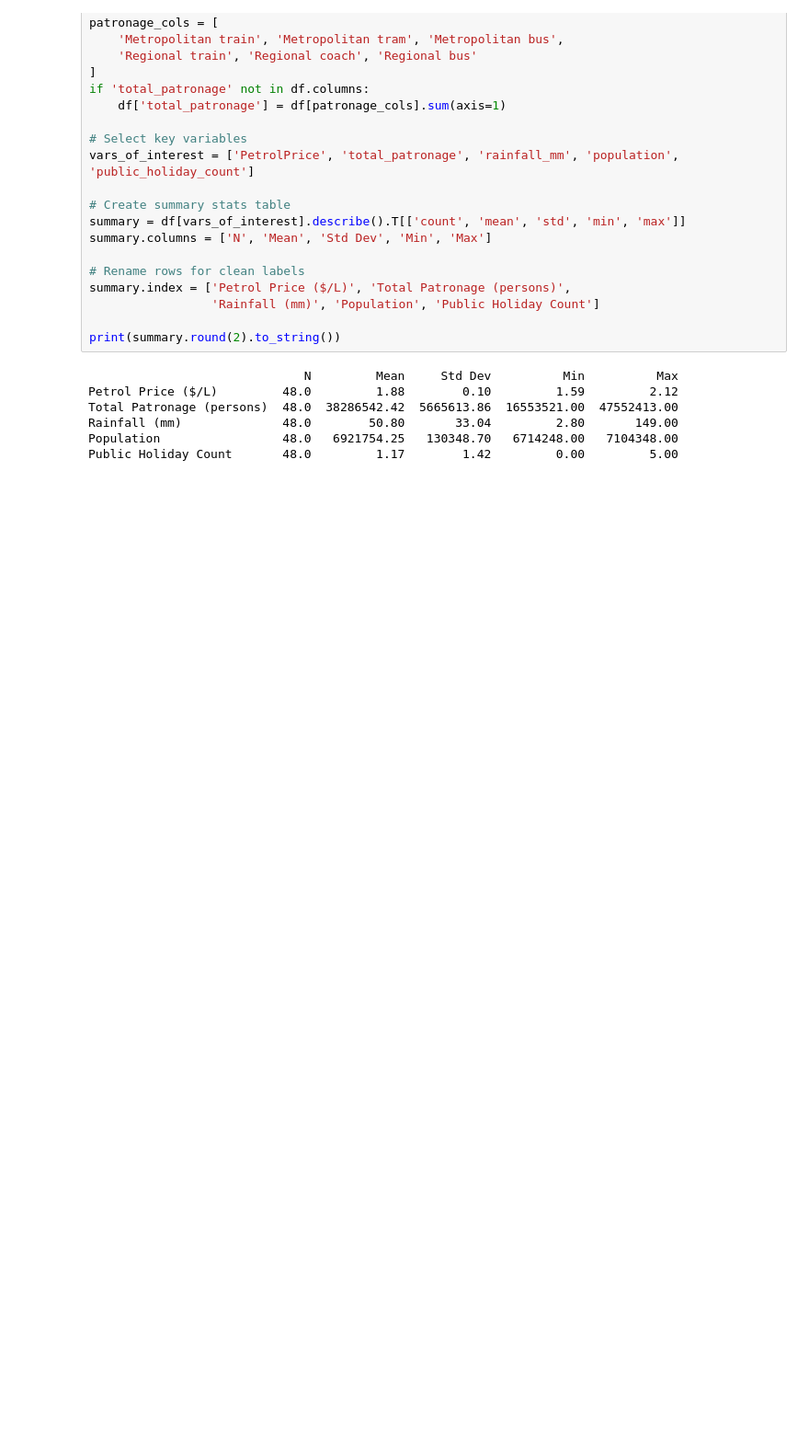
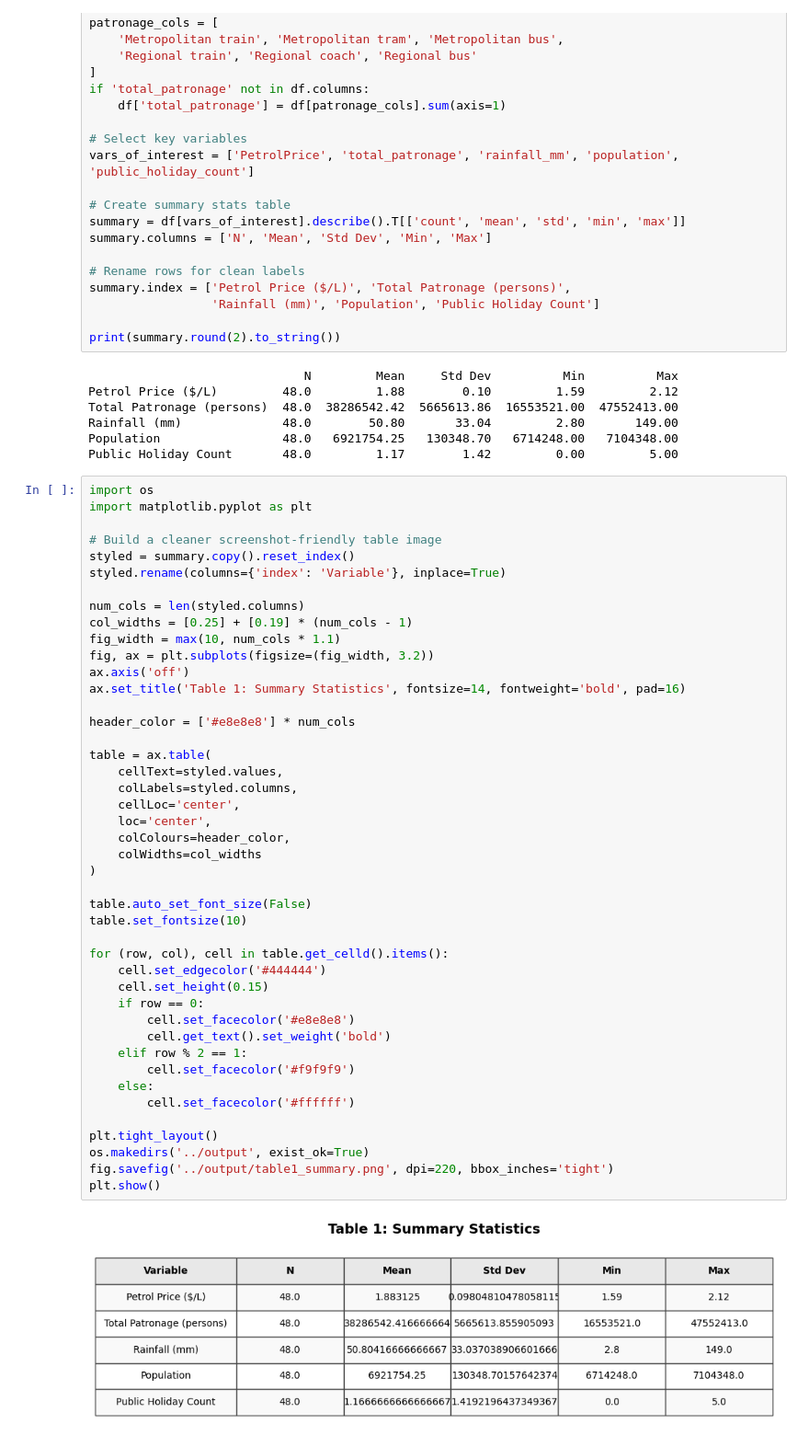
Before and after one commit to ribhhutcheson/ecc3479-project, a Jupyter notebook: code/tables_figures.ipynb, the cells around one changed output. Shown at 92% size. Cells and saved outputs as stored; diff of their text form; blank space fills up the shorter version.

```diff
--- a/code/tables_figures.ipynb
+++ b/code/tables_figures.ipynb
@@ -34,3 +34,49 @@ Total Patronage (persons)  48.0  38286542.42  5665613.86  16553521.00  47552413.
 Rainfall (mm)              48.0        50.80       33.04         2.80       149.00
 Population                 48.0   6921754.25   130348.70   6714248.00   7104348.00
 Public Holiday Count       48.0         1.17        1.42         0.00         5.00
+# %%
+import os
+import matplotlib.pyplot as plt
+
+# Build a cleaner screenshot-friendly table image
+styled = summary.copy().reset_index()
+styled.rename(columns={'index': 'Variable'}, inplace=True)
+
+num_cols = len(styled.columns)
+col_widths = [0.25] + [0.19] * (num_cols - 1)
+fig_width = max(10, num_cols * 1.1)
+fig, ax = plt.subplots(figsize=(fig_width, 3.2))
+ax.axis('off')
+ax.set_title('Table 1: Summary Statistics', fontsize=14, fontweight='bold', pad=16)
+
+header_color = ['#e8e8e8'] * num_cols
+
+table = ax.table(
+    cellText=styled.values,
+    colLabels=styled.columns,
+    cellLoc='center',
+    loc='center',
+    colColours=header_color,
+    colWidths=col_widths
+)
+
+table.auto_set_font_size(False)
+table.set_fontsize(10)
+
+for (row, col), cell in table.get_celld().items():
+    cell.set_edgecolor('#444444')
+    cell.set_height(0.15)
+    if row == 0:
+        cell.set_facecolor('#e8e8e8')
+        cell.get_text().set_weight('bold')
+    elif row % 2 == 1:
+        cell.set_facecolor('#f9f9f9')
+    else:
+        cell.set_facecolor('#ffffff')
+
+plt.tight_layout()
+os.makedirs('../output', exist_ok=True)
+fig.savefig('../output/table1_summary.png', dpi=220, bbox_inches='tight')
+plt.show()
+# %% [output]
+[figure, added]
```
Also changed, not shown: 1 other file.
